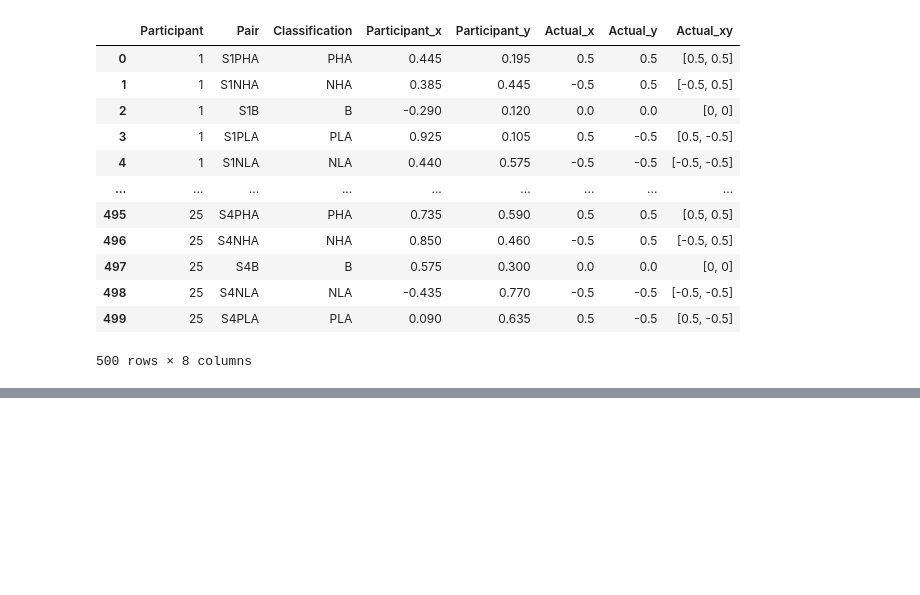
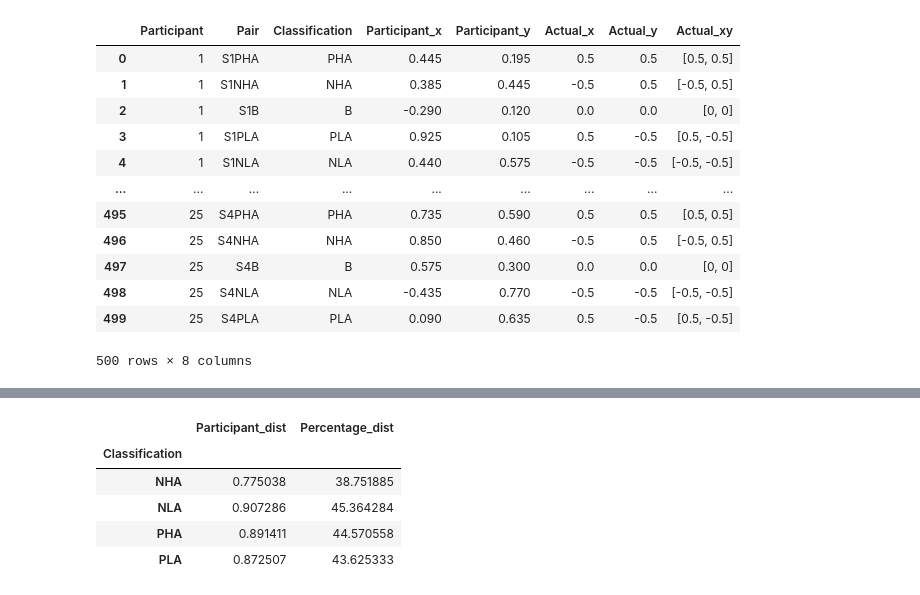
Before and after one commit to Linthevanrooij/FAIP, a Jupyter notebook: Final_project/Text+image-generator/chat-gpt-generator/analysis.ipynb, the cells around one changed output, grey strips where cells are left out. Drawn from its saved outputs; the diff is of its cells as text; code cells hidden in the pictures; blank space fills up the shorter version.

```diff
--- a/Final_project/Text+image-generator/chat-gpt-generator/analysis.ipynb
+++ b/Final_project/Text+image-generator/chat-gpt-generator/analysis.ipynb
@@ -206 +246,13 @@ colors = {
+# %%
+# euclidean distance
+calculations = big_df.groupby("Classification").agg({"Participant_dist": "mean"})
+calculations = calculations.eval("Percentage_dist = Participant_dist/2*100")
+calculations
+# %% [output]
+|  | Participant_dist | Percentage_dist |
+| Classification |  |  |
+| NHA | 0.775038 | 38.751885 |
+| NLA | 0.907286 | 45.364284 |
+| PHA | 0.891411 | 44.570558 |
+| PLA | 0.872507 | 43.625333 |
 # %%
```
Also changed, not shown: parts of 16 cells of this notebook, 7 other files.
